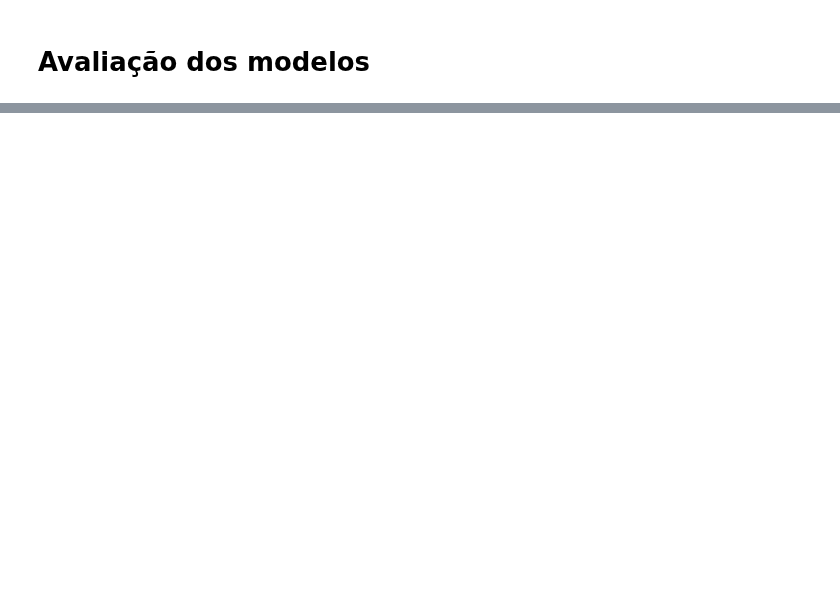
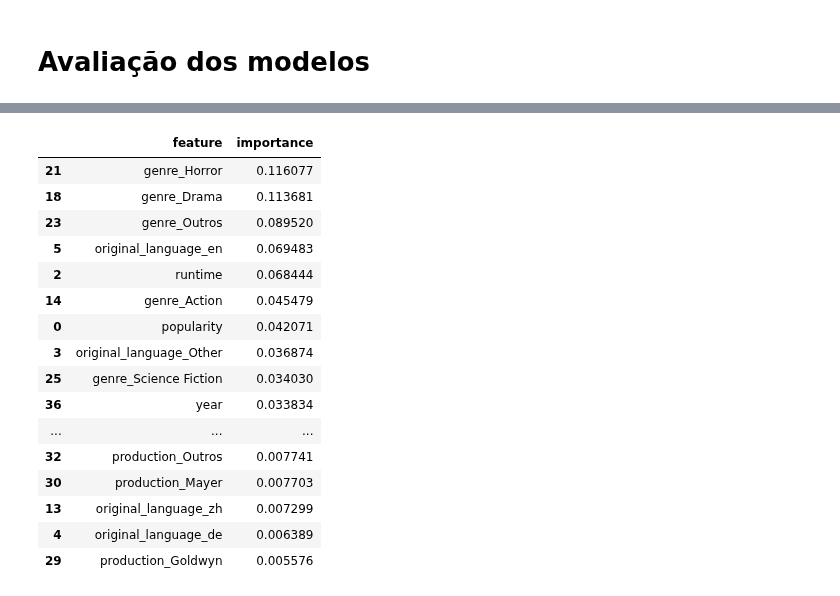
Before and after one commit to rodrigosantana24/projeto-pisi3, a Jupyter notebook: Regressao_gabriel.ipynb, the cells around one changed output, grey strips where cells are left out. Drawn from its saved outputs; the diff is of its cells as text; code cells hidden in the pictures; blank space fills up the shorter version.

```diff
--- a/Regressao_gabriel.ipynb
+++ b/Regressao_gabriel.ipynb
@@ -138,6 +141,6 @@ Name: count, Length: 9045, dtype: int64
 # %%
 production_train, production_test = process_multilabel_column(
-    X_train['production_companies'], X_test['production_companies'], sep='-', top_n=10, outros=True, prefix='production'
+    X_train['production_companies'], X_test['production_companies'], sep='-', top_n=8, outros=True, prefix='production'
 )
 
 # Substituir a coluna original
@@ -359,0 +534,37 @@ print(results_df)
+# %%
+import shap
+
+# Extrair o modelo XGBRegressor treinado do pipeline
+xgb_model = XGBRegressor_rand.best_estimator_.named_steps['regressor']
+
+# Extrair as features após o processamento
+# Precisamos transformar X_train para obter as features corretas
+X_train_transformed = XGBRegressor_rand.best_estimator_.named_steps['preprocess'].transform(
+    XGBRegressor_rand.best_estimator_.named_steps['date'].transform(X_train)
+)
+
+# Obter os nomes das features após o ColumnTransformer
+feature_names = []
+# num_pipeline features
+feature_names += list(numerical_cols)
+# cat_pipeline features
+cat_features = X_train[categorical_col[0]].unique()
+cat_feature_names = XGBRegressor_rand.best_estimator_.named_steps['preprocess'].named_transformers_['cat'].named_steps['onehot'].get_feature_names_out(categorical_col)
+feature_names += list(cat_feature_names)
+# remainder (multilabels, year, month)
+remainder = [col for col in X_train.columns if col not in numerical_cols and col not in categorical_col and col != date_column]
+feature_names += remainder + ['year', 'month']
+
+# Feature importances do XGBoost
+importances = xgb_model.feature_importances_
+
+# Exibir as 10 features mais importantes
+importances_df = pd.DataFrame({'feature': feature_names, 'importance': importances})
+print(importances_df.sort_values('importance', ascending=False).head(10))
+
+# SHAP
+explainer = shap.Explainer(xgb_model, X_train_transformed, feature_names=feature_names)
+shap_values = explainer(X_train_transformed)
+
+# Resumo SHAP
+shap.summary_plot(shap_values, features=X_train_transformed, feature_names=feature_names)
@@ -359,0 +584,23 @@ print(results_df)
+# %%
+pd.set_option('display.max_rows', None)
+display(importances_df.sort_values('importance', ascending=False))
+pd.reset_option('display.max_rows')
+pd.reset_option('display.max_columns')
+# %% [output]
+|  | feature | importance |
+| 21 | genre_Horror | 0.116077 |
+| 18 | genre_Drama | 0.113681 |
+| 23 | genre_Outros | 0.089520 |
+| 5 | original_language_en | 0.069483 |
+| 2 | runtime | 0.068444 |
+| 14 | genre_Action | 0.045479 |
+| 0 | popularity | 0.042071 |
+| 3 | original_language_Other | 0.036874 |
+| 25 | genre_Science Fiction | 0.034030 |
+| 36 | year | 0.033834 |
+| ... | ... | ... |
+| 32 | production_Outros | 0.007741 |
+| 30 | production_Mayer | 0.007703 |
+| 13 | original_language_zh | 0.007299 |
+| 4 | original_language_de | 0.006389 |
+| 29 | production_Goldwyn | 0.005576 |
```
Also changed, not shown: parts of 24 cells of this notebook, 1 other file.
